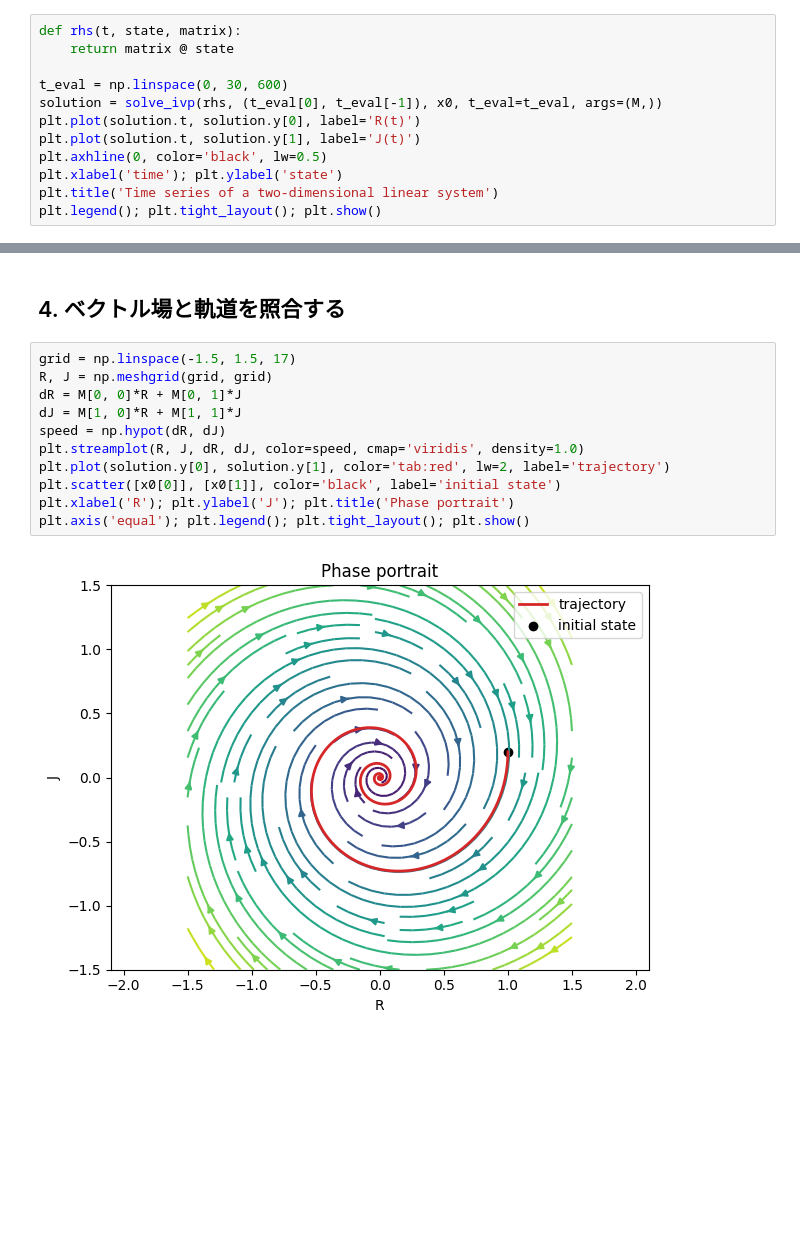
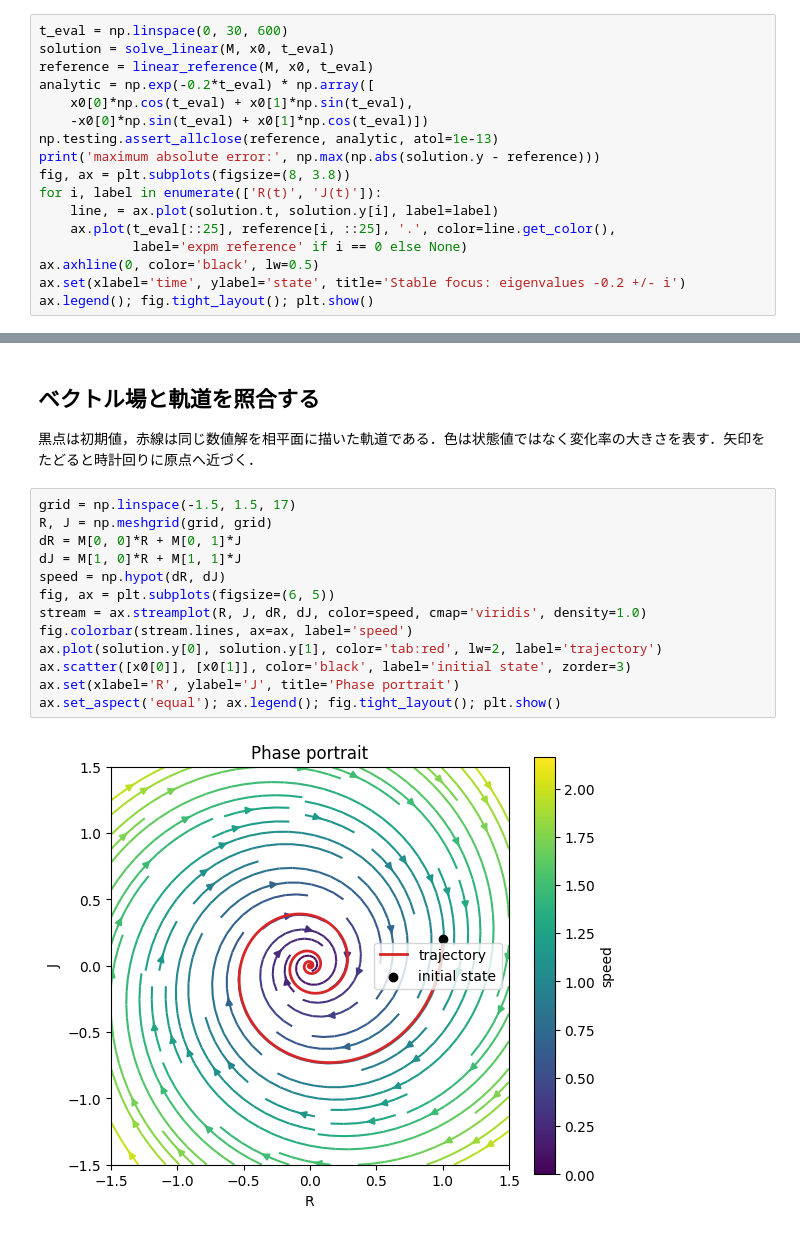
Before and after one commit to k16kgw/Seminar_text, a Jupyter notebook: notebooks/41_love_dynamics_two_person.ipynb, the cells around one changed output, grey strips where cells are left out. Drawn from its saved outputs; the diff is of its cells as text; blank space fills up the shorter version.

```diff
--- a/notebooks/41_love_dynamics_two_person.ipynb
+++ b/notebooks/41_love_dynamics_two_person.ipynb
@@ -37,13 +96,18 @@ prediction: all real parts are negative -> trajectories approach the origin
 # %%
-def rhs(t, state, matrix):
-    return matrix @ state
-
 t_eval = np.linspace(0, 30, 600)
-solution = solve_ivp(rhs, (t_eval[0], t_eval[-1]), x0, t_eval=t_eval, args=(M,))
-plt.plot(solution.t, solution.y[0], label='R(t)')
-plt.plot(solution.t, solution.y[1], label='J(t)')
-plt.axhline(0, color='black', lw=0.5)
-plt.xlabel('time'); plt.ylabel('state')
-plt.title('Time series of a two-dimensional linear system')
-plt.legend(); plt.tight_layout(); plt.show()
+solution = solve_linear(M, x0, t_eval)
+reference = linear_reference(M, x0, t_eval)
+analytic = np.exp(-0.2*t_eval) * np.array([
+    x0[0]*np.cos(t_eval) + x0[1]*np.sin(t_eval),
+    -x0[0]*np.sin(t_eval) + x0[1]*np.cos(t_eval)])
+np.testing.assert_allclose(reference, analytic, atol=1e-13)
+print('maximum absolute error:', np.max(np.abs(solution.y - reference)))
+fig, ax = plt.subplots(figsize=(8, 3.8))
+for i, label in enumerate(['R(t)', 'J(t)']):
+    line, = ax.plot(solution.t, solution.y[i], label=label)
+    ax.plot(t_eval[::25], reference[i, ::25], '.', color=line.get_color(),
+            label='expm reference' if i == 0 else None)
+ax.axhline(0, color='black', lw=0.5)
+ax.set(xlabel='time', ylabel='state', title='Stable focus: eigenvalues -0.2 +/- i')
+ax.legend(); fig.tight_layout(); plt.show()
 # %% [output]
@@ -51,16 +116,20 @@ plt.legend(); plt.tight_layout(); plt.show()
 # %% [markdown]
-## 4. ベクトル場と軌道を照合する
+## ベクトル場と軌道を照合する
+
+黒点は初期値，赤線は同じ数値解を相平面に描いた軌道である．色は状態値ではなく変化率の大きさを表す．矢印をたどると時計回りに原点へ近づく．
 # %%
 grid = np.linspace(-1.5, 1.5, 17)
 R, J = np.meshgrid(grid, grid)
 dR = M[0, 0]*R + M[0, 1]*J
 dJ = M[1, 0]*R + M[1, 1]*J
 speed = np.hypot(dR, dJ)
-plt.streamplot(R, J, dR, dJ, color=speed, cmap='viridis', density=1.0)
-plt.plot(solution.y[0], solution.y[1], color='tab:red', lw=2, label='trajectory')
-plt.scatter([x0[0]], [x0[1]], color='black', label='initial state')
-plt.xlabel('R'); plt.ylabel('J'); plt.title('Phase portrait')
-plt.axis('equal'); plt.legend(); plt.tight_layout(); plt.show()
+fig, ax = plt.subplots(figsize=(6, 5))
+stream = ax.streamplot(R, J, dR, dJ, color=speed, cmap='viridis', density=1.0)
+fig.colorbar(stream.lines, ax=ax, label='speed')
+ax.plot(solution.y[0], solution.y[1], color='tab:red', lw=2, label='trajectory')
+ax.scatter([x0[0]], [x0[1]], color='black', label='initial state', zorder=3)
+ax.set(xlabel='R', ylabel='J', title='Phase portrait')
+ax.set_aspect('equal'); ax.legend(); fig.tight_layout(); plt.show()
 # %% [output]
-[figure, old version]
+[figure, new version]
 # %% [markdown]
```
Also changed, not shown: parts of 17 cells of this notebook, 19 other files.
